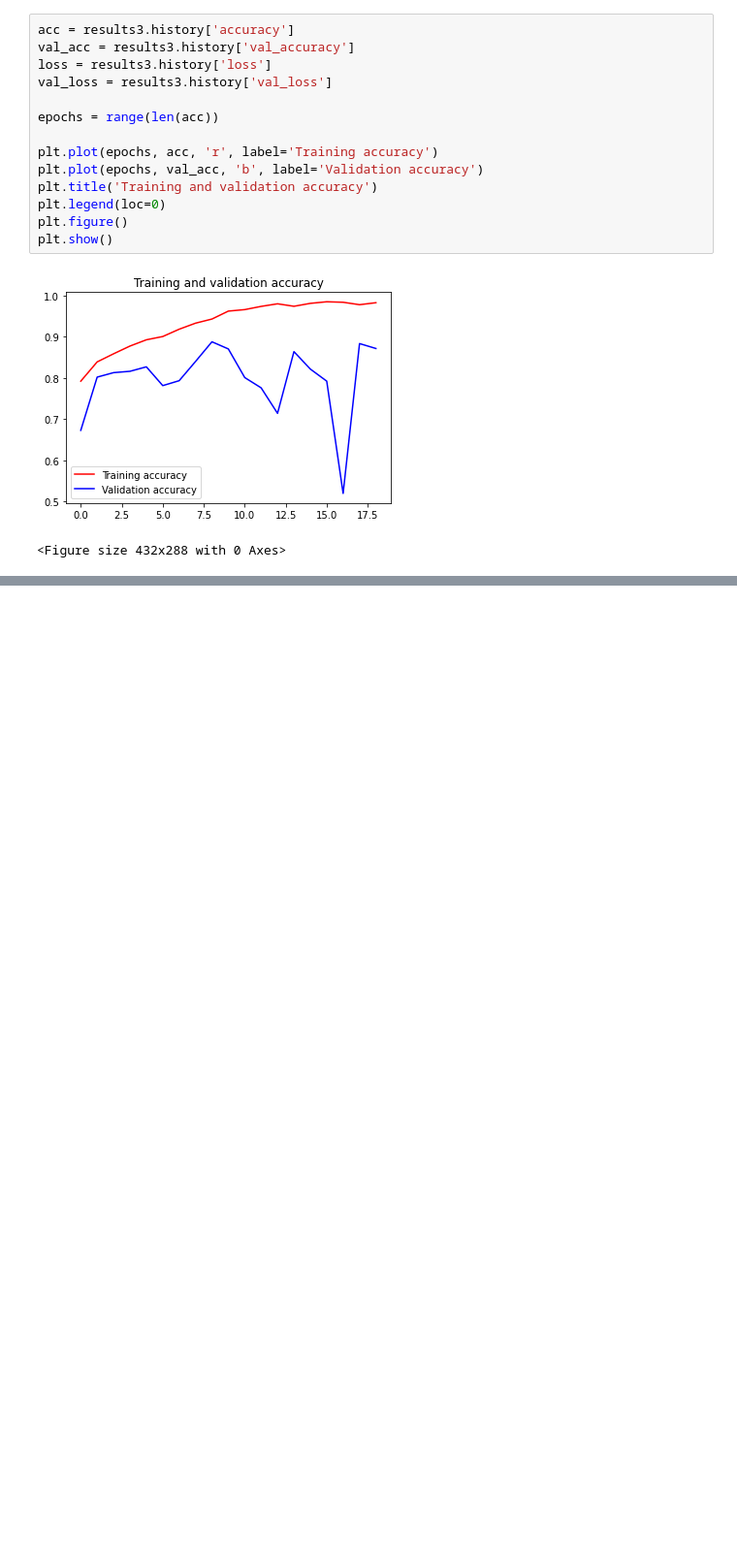
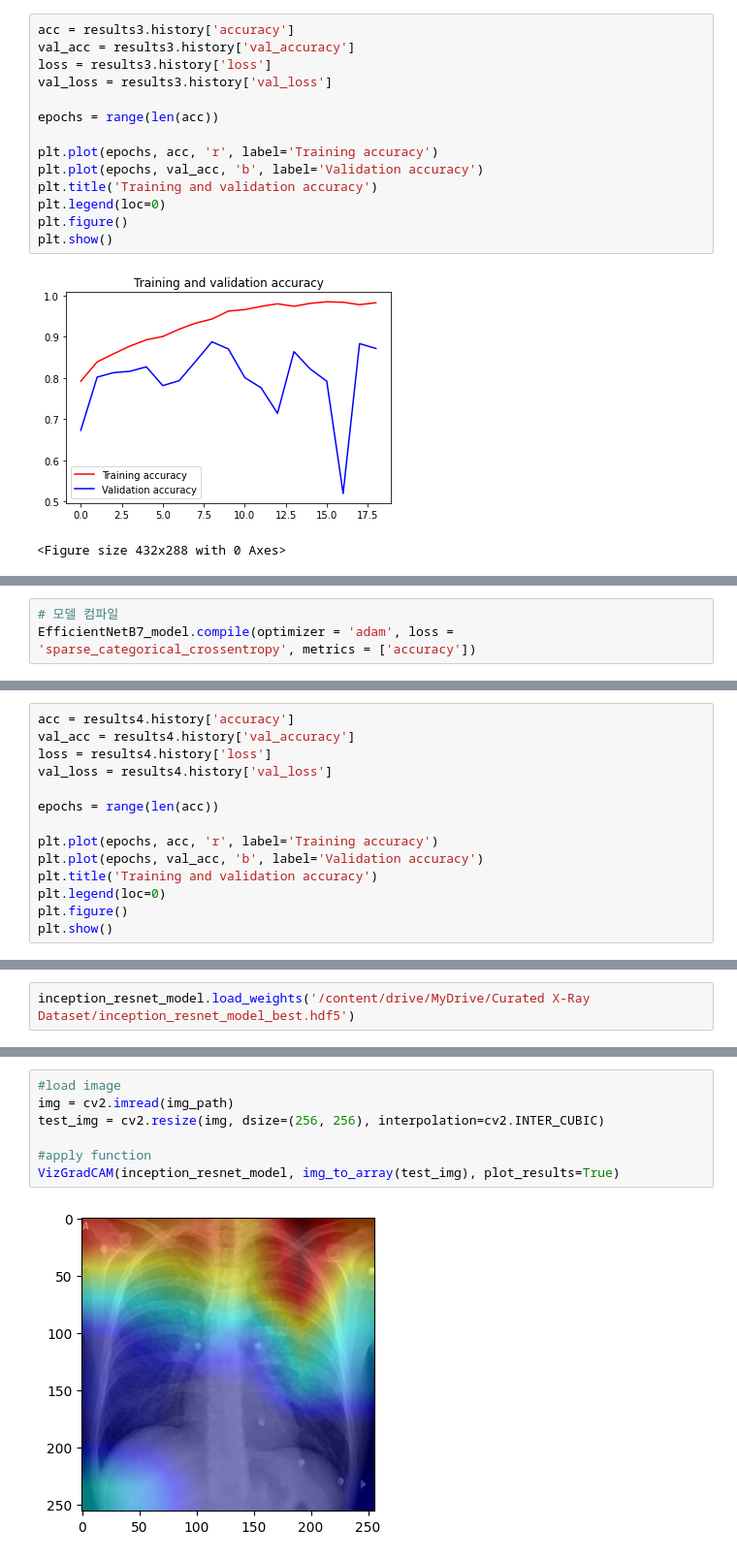
Before and after one commit to An-Dongsun/Section4---Project, a Jupyter notebook: AI_13_안동선_Section4__project.ipynb, the cells around one changed output, grey strips where cells are left out. Shown at 97% size. Cells and saved outputs as stored; diff of their text form; blank space fills up the shorter version.

```diff
--- a/AI_13_안동선_Section4__project.ipynb
+++ b/AI_13_안동선_Section4__project.ipynb
@@ -449,0 +464,3 @@ plt.show()
+# %%
+# 모델 컴파일
+EfficientNetB7_model.compile(optimizer = 'adam', loss = 'sparse_categorical_crossentropy', metrics = ['accuracy'])
@@ -449,0 +523,14 @@ plt.show()
+# %%
+acc = results4.history['accuracy']
+val_acc = results4.history['val_accuracy']
+loss = results4.history['loss']
+val_loss = results4.history['val_loss']
+
+epochs = range(len(acc))
+
+plt.plot(epochs, acc, 'r', label='Training accuracy')
+plt.plot(epochs, val_acc, 'b', label='Validation accuracy')
+plt.title('Training and validation accuracy')
+plt.legend(loc=0)
+plt.figure()
+plt.show()
@@ -449,0 +646,2 @@ plt.show()
+# %%
+inception_resnet_model.load_weights('/content/drive/MyDrive/Curated X-Ray Dataset/inception_resnet_model_best.hdf5')
@@ -449,0 +653,9 @@ plt.show()
+# %%
+#load image
+img = cv2.imread(img_path)
+test_img = cv2.resize(img, dsize=(256, 256), interpolation=cv2.INTER_CUBIC)
+
+#apply function
+VizGradCAM(inception_resnet_model, img_to_array(test_img), plot_results=True)
+# %% [output]
+[figure, added]
```
Also changed, not shown: parts of 19 cells of this notebook.
